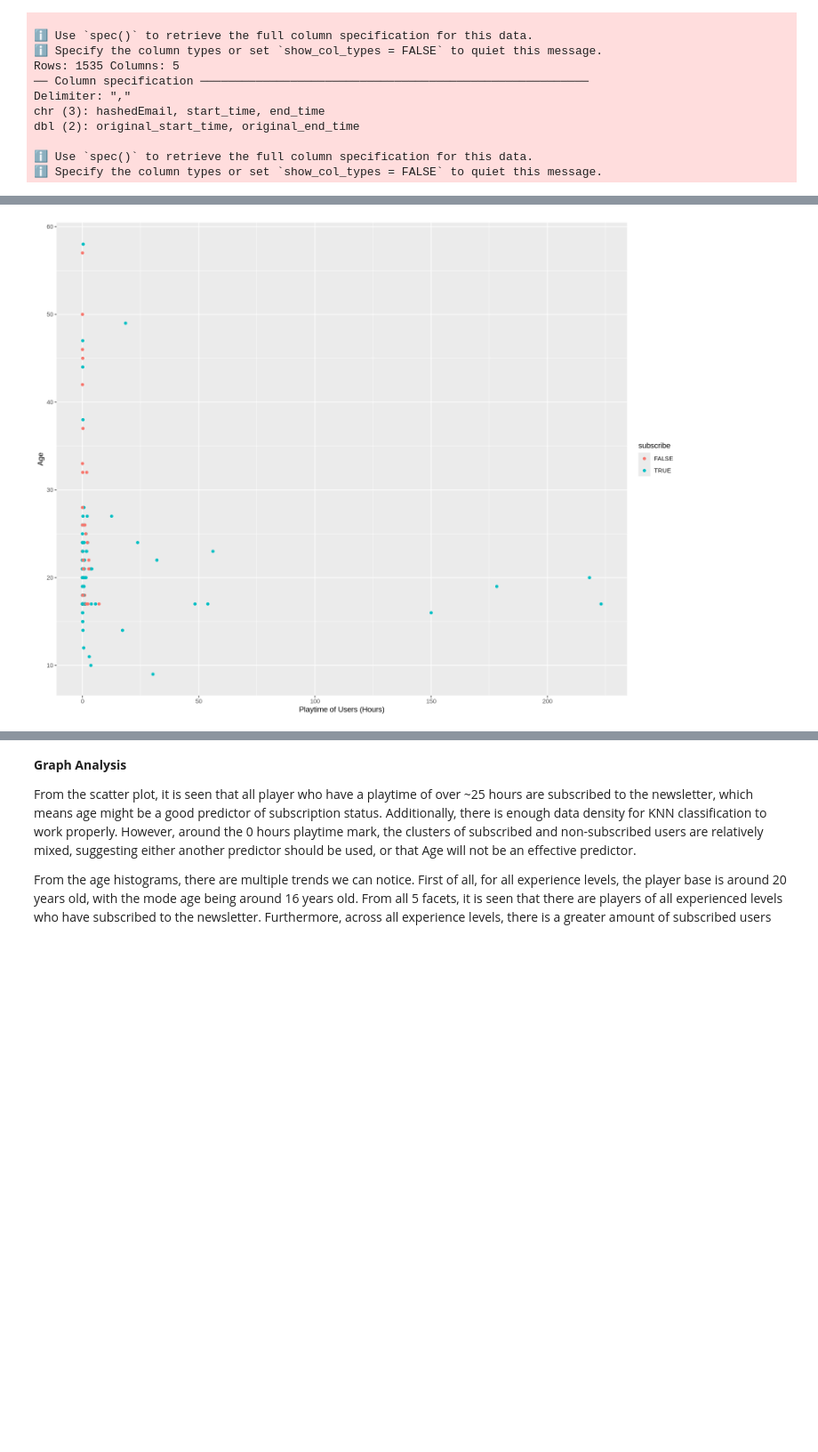
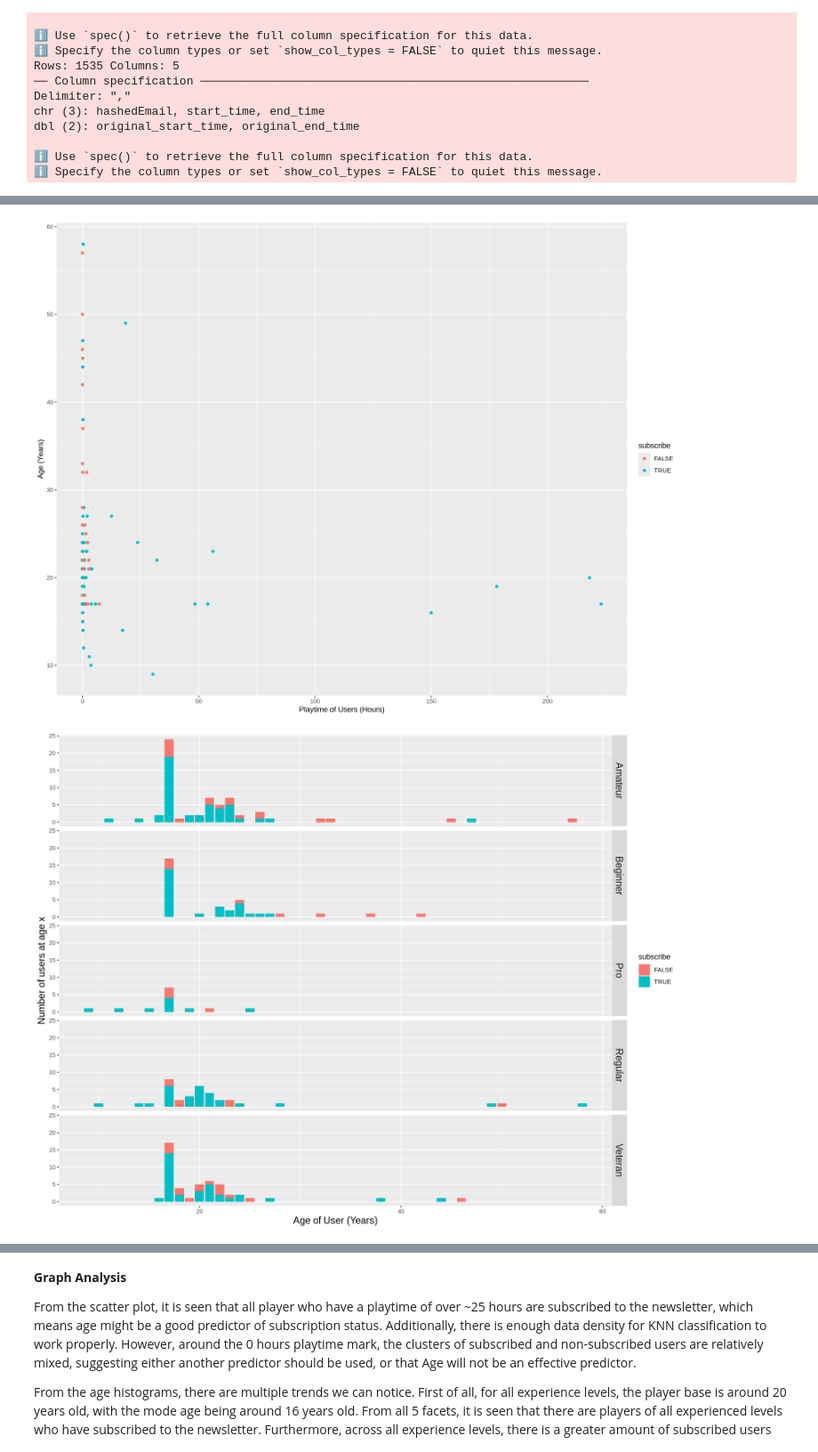
Before and after one commit to raywu255/Project-Planning-Stage-Individual-, a Jupyter notebook: Individual Project Planning Stage.ipynb, the cells around one changed output, grey strips where cells are left out. Shown at 89% size. Cells and saved outputs as stored; diff of their text form; code cells hidden in the pictures; blank space fills up the shorter version.

```diff
--- a/Individual Project Planning Stage.ipynb
+++ b/Individual Project Planning Stage.ipynb
@@ -151,11 +207,11 @@ playtime_plot <- player_data |>
 scatter <- player_data |>
     ggplot(aes(x=played_hours,y = Age, color = subscribe)) +
     geom_point() +
-    labs(x="Playtime of Users (Hours)", y="Age")
+    labs(x="Playtime of Users (Hours)", y="Age (Years)")
 
 scatter
-# age_plot
-# playtime_plot
+age_plot
+playtime_plot
 # %% [output]
 Warning message:
 “Removed 2 rows containing missing values or values outside the scale range
@@ -163 +221,2 @@ Warning message:
-[figure, old version]
+[figure, new version]
+[figure, added]
```
Also changed, not shown: parts of 4 cells of this notebook.
